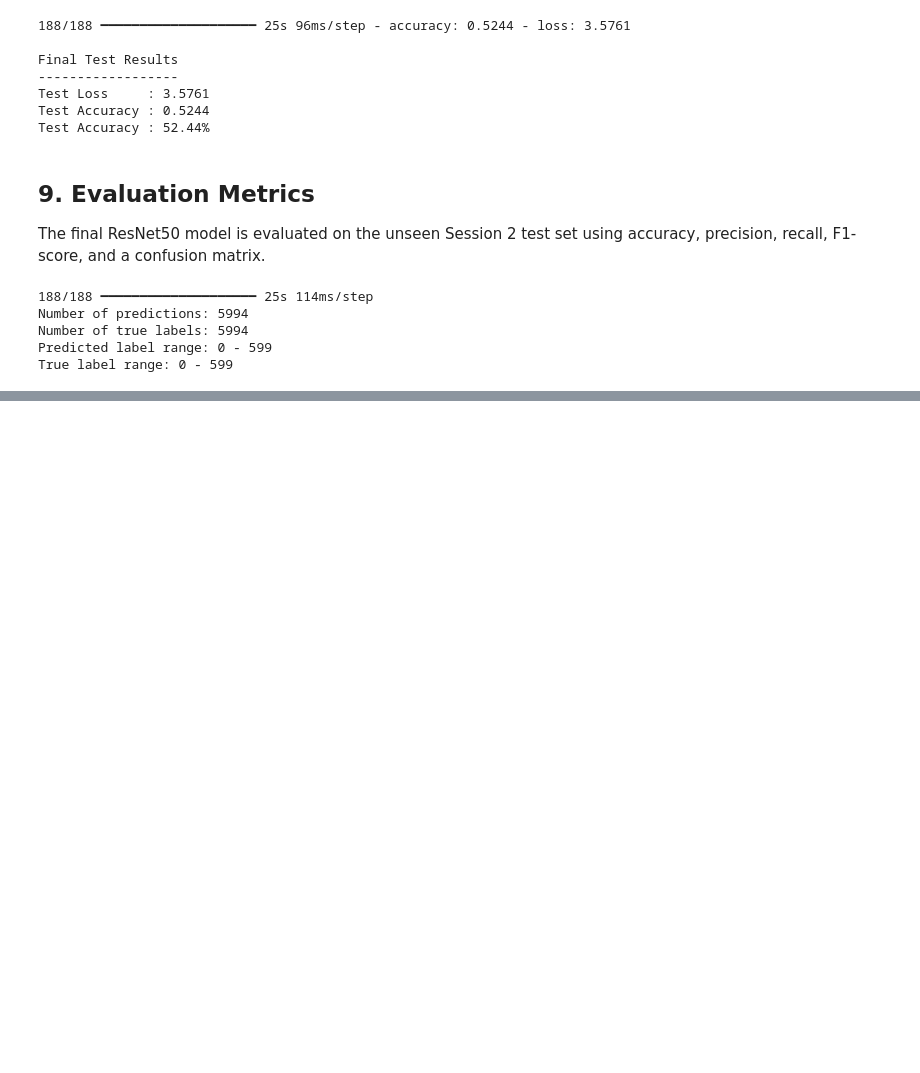
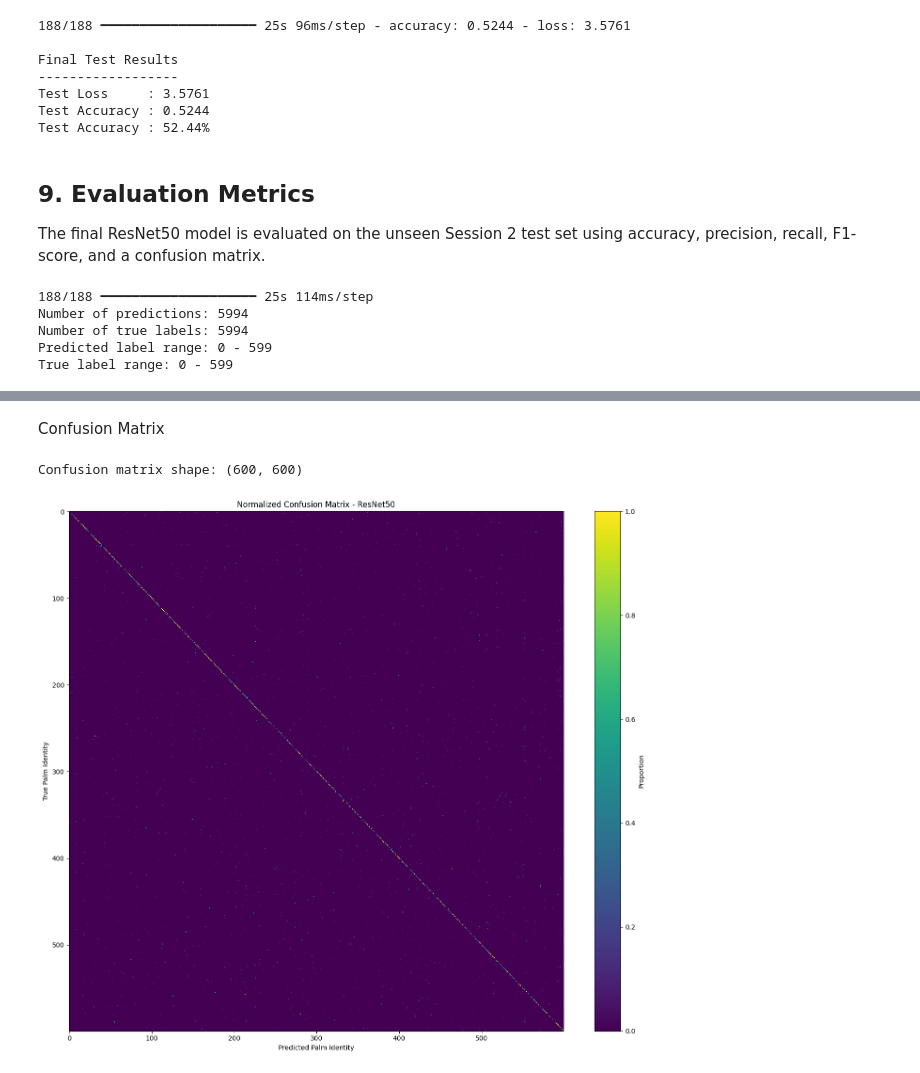
Before and after one commit to Dulandi-Dinethya/SE4050-Deep_Learning_Assignment, a Jupyter notebook: results/models/03_ResNet50_IT23136274.ipynb, the cells around one changed output, grey strips where cells are left out. Drawn from its saved outputs; the diff is of its cells as text; code cells hidden in the pictures; blank space fills up the shorter version.

Commit message:
Precision, Recall, F1,Confusion Matrix

```diff
--- a/results/models/03_ResNet50_IT23136274.ipynb
+++ b/results/models/03_ResNet50_IT23136274.ipynb
@@ -735,0 +811,36 @@ True label range: 0 - 599
+# %% [markdown]
+Confusion Matrix
+# %%
+from sklearn.metrics import confusion_matrix
+import matplotlib.pyplot as plt
+import numpy as np
+
+# Normalized confusion matrix
+cm_normalized = confusion_matrix(
+    y_true,
+    y_pred,
+    labels=np.arange(NUM_CLASSES),
+    normalize="true"
+)
+
+print("Confusion matrix shape:", cm_normalized.shape)
+
+plt.figure(figsize=(14, 12))
+
+plt.imshow(
+    cm_normalized,
+    interpolation="nearest",
+    aspect="auto"
+)
+
+plt.title("Normalized Confusion Matrix - ResNet50")
+plt.xlabel("Predicted Palm Identity")
+plt.ylabel("True Palm Identity")
+
+plt.colorbar(label="Proportion")
+
+plt.tight_layout()
+plt.show()
+# %% [output]
+Confusion matrix shape: (600, 600)
+[figure, added]
```
Also changed, not shown: parts of 2 cells of this notebook.
